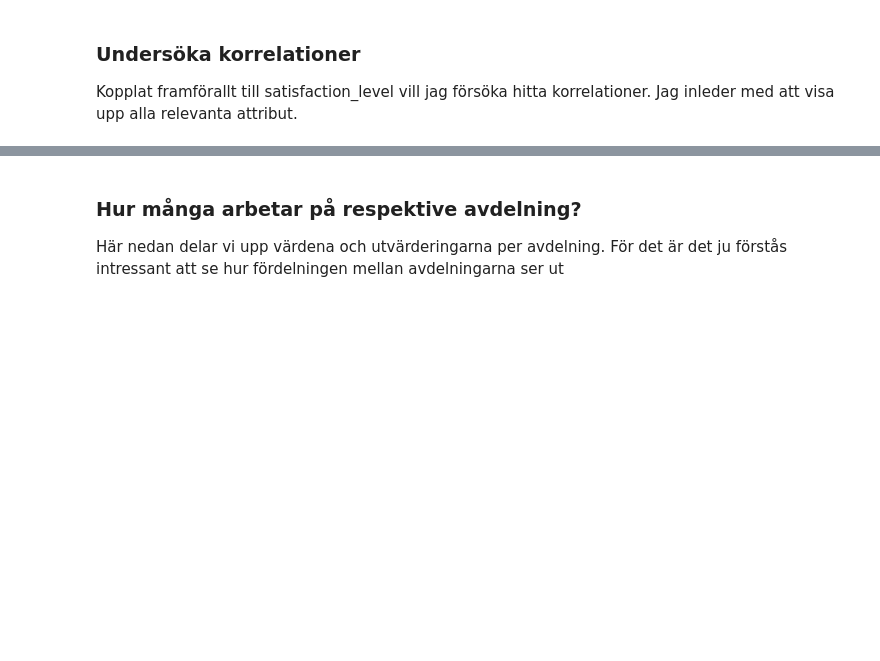
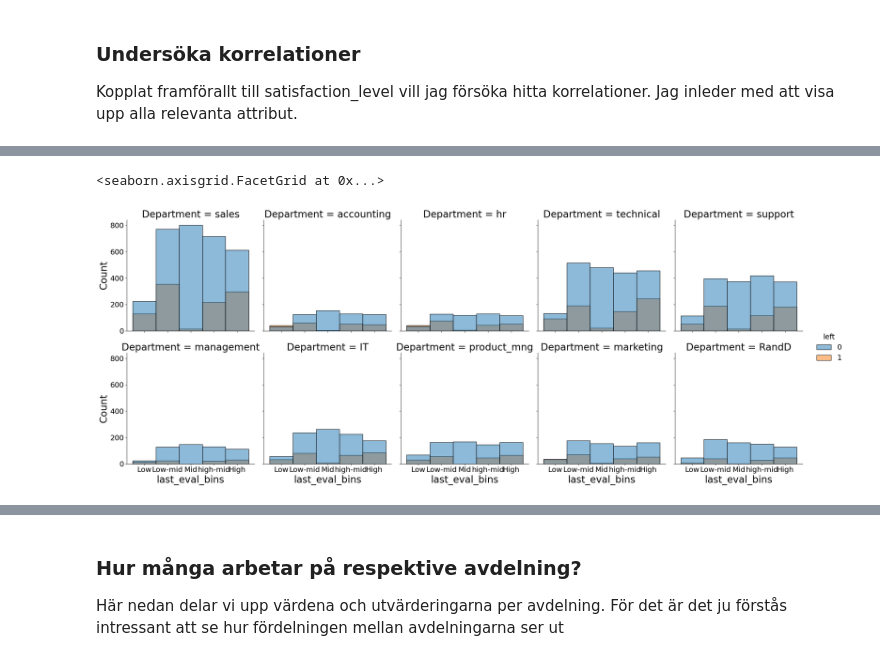
Before and after one commit to DaDrummerthe1st/DATA24HEL_SDS35, a Jupyter notebook: kunskapskontroll_1/Mina_svar_kunskapskontroll1.ipynb, the cells around one changed output, grey strips where cells are left out. Saved outputs shown, nothing was run; the diff lists cells and outputs as text; code cells hidden in the pictures; blank space fills up the shorter version.

```diff
--- a/kunskapskontroll_1/Mina_svar_kunskapskontroll1.ipynb
+++ b/kunskapskontroll_1/Mina_svar_kunskapskontroll1.ipynb
@@ -255,0 +322,13 @@ sns.boxplot(df, x='last_eval_bins', y='satisfaction_level', ax=axs[0])
+# %%
+# satisfaction_level
+# inspo_ https://seaborn.pydata.org/tutorial/relational.html#plotting-subsets-of-data-with-semantic-mappings
+# https://seaborn.pydata.org/tutorial/distributions.html#conditioning-on-other-variables
+sns.displot(data=df,
+            x='last_eval_bins', # grafen är i sin ursprungsform endimensionell
+            hue='left', # skapar en andra dimension genom olika färger, baserat på de två värdena i om man slutat eller inte
+            col='Department', # skapar en graf per avdelning
+            col_wrap=5,
+            )
+# %% [output]
+<seaborn.axisgrid.FacetGrid at 0x...>
+[figure, added]
```
Also changed, not shown: parts of 27 cells of this notebook.
